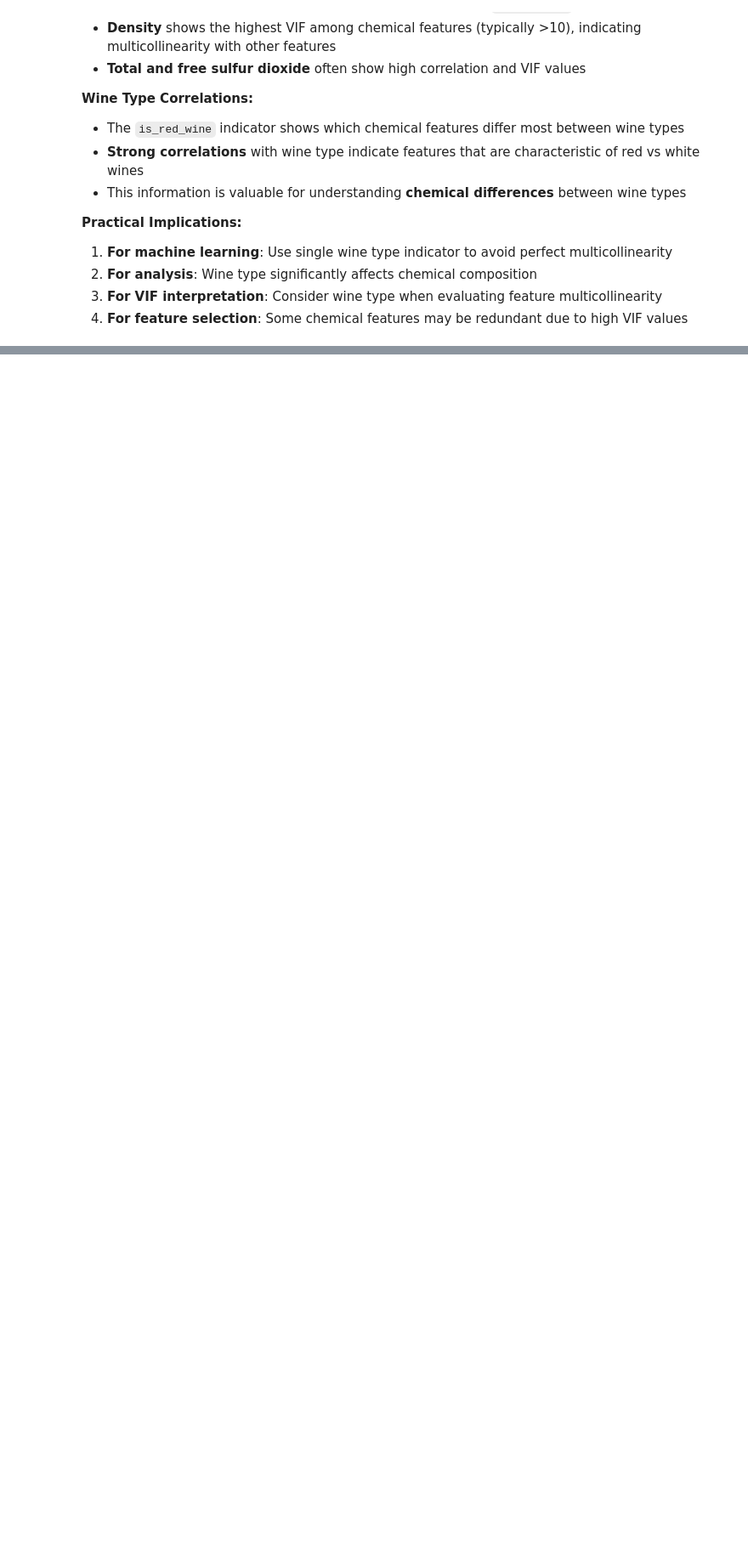
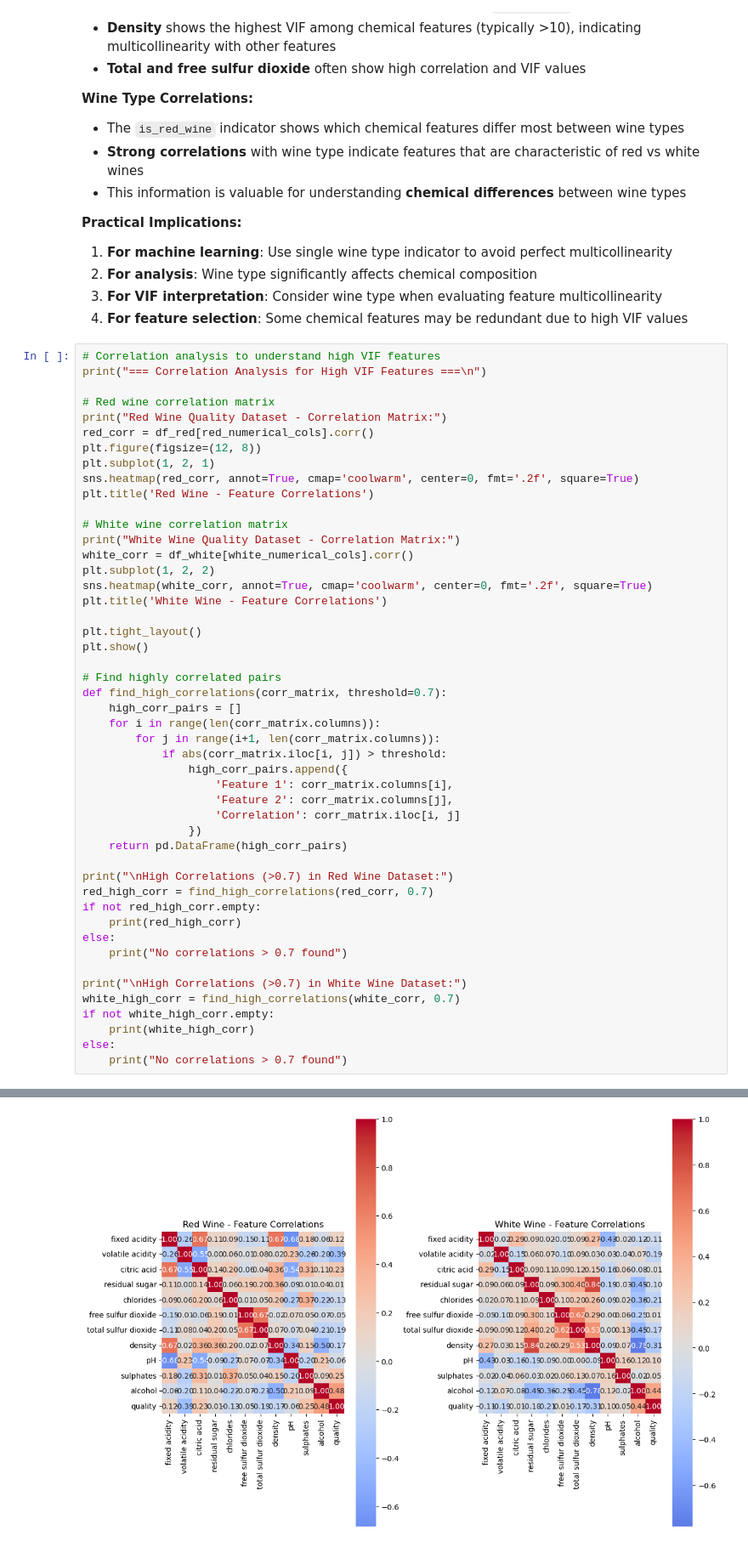
Before and after one commit to dylangeorg3/ENGG2112_Project, a Jupyter notebook: DatasetAnalysis.ipynb, the cells around one changed output, grey strips where cells are left out. Shown at 85% size. Cells and saved outputs as stored; diff of their text form; blank space fills up the shorter version.

```diff
--- a/DatasetAnalysis.ipynb
+++ b/DatasetAnalysis.ipynb
@@ -1551,3 +1438,52 @@ white      3.188      0.490   10.514    5.878
 2. **For analysis**: Wine type significantly affects chemical composition
 3. **For VIF interpretation**: Consider wine type when evaluating feature multicollinearity
 4. **For feature selection**: Some chemical features may be redundant due to high VIF values
+# %%
+# Correlation analysis to understand high VIF features
+print("=== Correlation Analysis for High VIF Features ===\n")
+
+# Red wine correlation matrix
+print("Red Wine Quality Dataset - Correlation Matrix:")
+red_corr = df_red[red_numerical_cols].corr()
+plt.figure(figsize=(12, 8))
+plt.subplot(1, 2, 1)
+sns.heatmap(red_corr, annot=True, cmap='coolwarm', center=0, fmt='.2f', square=True)
+plt.title('Red Wine - Feature Correlations')
+
+# White wine correlation matrix
+print("White Wine Quality Dataset - Correlation Matrix:")
+white_corr = df_white[white_numerical_cols].corr()
+plt.subplot(1, 2, 2)
+sns.heatmap(white_corr, annot=True, cmap='coolwarm', center=0, fmt='.2f', square=True)
+plt.title('White Wine - Feature Correlations')
+
+plt.tight_layout()
+plt.show()
+
+# Find highly correlated pairs
+def find_high_correlations(corr_matrix, threshold=0.7):
+    high_corr_pairs = []
+    for i in range(len(corr_matrix.columns)):
+        for j in range(i+1, len(corr_matrix.columns)):
+            if abs(corr_matrix.iloc[i, j]) > threshold:
+                high_corr_pairs.append({
+                    'Feature 1': corr_matrix.columns[i],
+                    'Feature 2': corr_matrix.columns[j],
+                    'Correlation': corr_matrix.iloc[i, j]
+                })
+    return pd.DataFrame(high_corr_pairs)
+
+print("\nHigh Correlations (>0.7) in Red Wine Dataset:")
+red_high_corr = find_high_correlations(red_corr, 0.7)
+if not red_high_corr.empty:
+    print(red_high_corr)
+else:
+    print("No correlations > 0.7 found")
+
+print("\nHigh Correlations (>0.7) in White Wine Dataset:")
+white_high_corr = find_high_correlations(white_corr, 0.7)
+if not white_high_corr.empty:
+    print(white_high_corr)
+else:
+    print("No correlations > 0.7 found")
+# %% [output]
@@ -1553,0 +1495 @@ white      3.188      0.490   10.514    5.878
+[figure, added]
```
Also changed, not shown: parts of 19 cells of this notebook, 1 other file.
